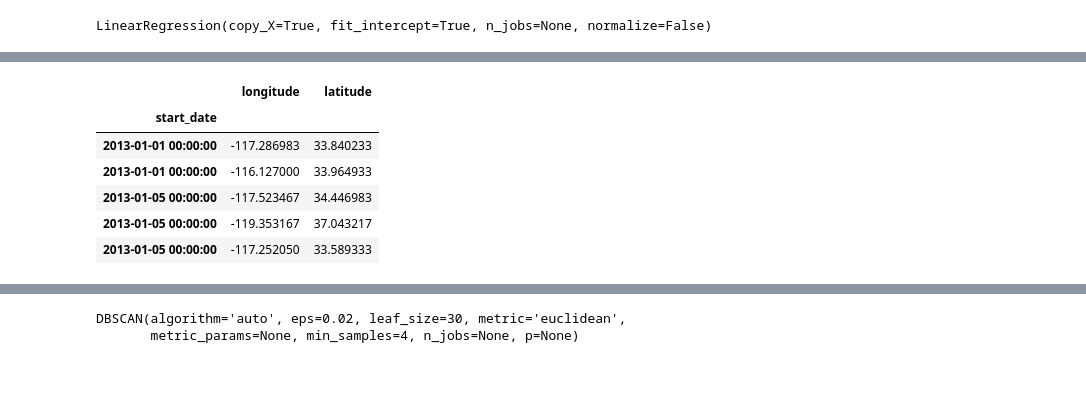
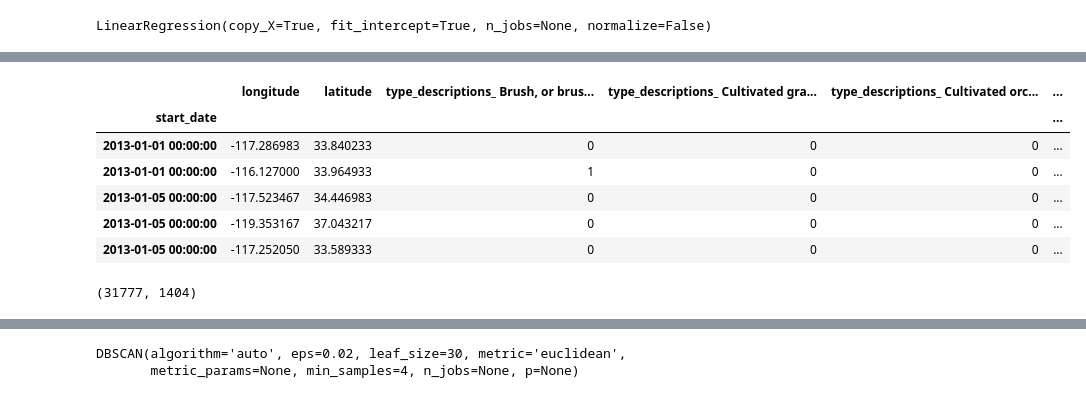
Before and after one commit to Davidloku1234567/Cal_Fire, a Jupyter notebook: acres.ipynb, the cells around one changed output, grey strips where cells are left out. Cells and saved outputs as stored; diff of their text form; code cells hidden in the pictures.

```diff
--- a/acres.ipynb
+++ b/acres.ipynb
@@ -138,11 +186,15 @@ print(model.score(X_test, y_test))
 # %%
-geo = df[['longitude', 'latitude']]
+geo = pd.get_dummies(df[['longitude', 'latitude', "type_descriptions"]])
 geo.head()
 # %% [output]
-|  | longitude | latitude |
-| start_date |  |  |
-| 2013-01-01 00:00:00 | -117.286983 | 33.840233 |
-| 2013-01-01 00:00:00 | -116.127000 | 33.964933 |
-| 2013-01-05 00:00:00 | -117.523467 | 34.446983 |
-| 2013-01-05 00:00:00 | -119.353167 | 37.043217 |
-| 2013-01-05 00:00:00 | -117.252050 | 33.589333 |
+|  | longitude | latitude | type_descriptions_ Brush, or brus... | type_descriptions_ Cultivated gra... | type_descriptions_ Cultivated orc... | ... |
+| start_date |  |  |  |  |  | ... |
+| 2013-01-01 00:00:00 | -117.286983 | 33.840233 | 0 | 0 | 0 | ... |
+| 2013-01-01 00:00:00 | -116.127000 | 33.964933 | 1 | 0 | 0 | ... |
+| 2013-01-05 00:00:00 | -117.523467 | 34.446983 | 0 | 0 | 0 | ... |
+| 2013-01-05 00:00:00 | -119.353167 | 37.043217 | 0 | 0 | 0 | ... |
+| 2013-01-05 00:00:00 | -117.252050 | 33.589333 | 0 | 0 | 0 | ... |
+# %%
+df.shape
+# %% [output]
+(31777, 1404)
```
Also changed, not shown: parts of 43 cells of this notebook.
